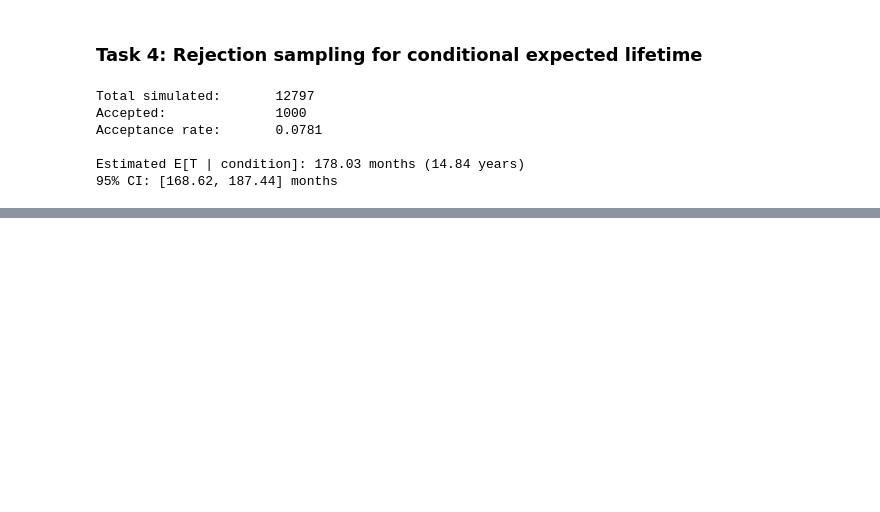
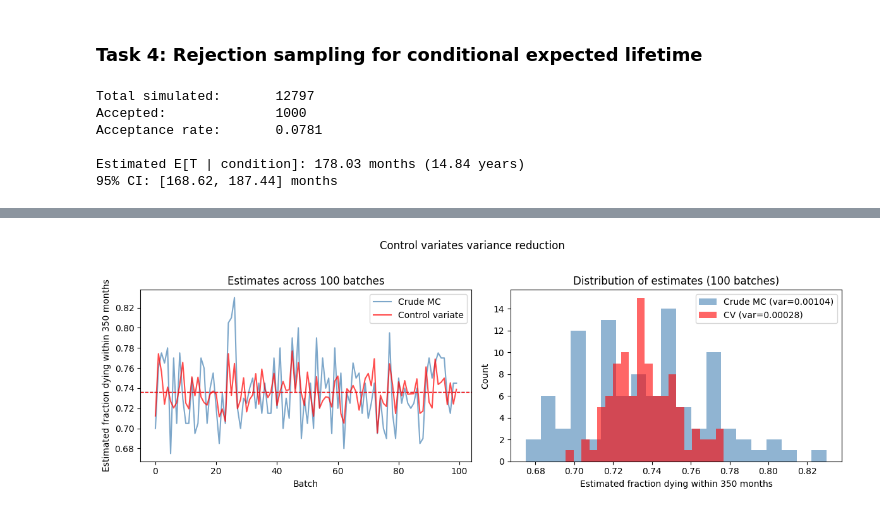
Before and after one commit to guci-toma/StochSim, a Jupyter notebook: Project_1/project_1.ipynb, the cells around one changed output, grey strips where cells are left out. Drawn from its saved outputs; the diff is of its cells as text; code cells hidden in the pictures; blank space fills up the shorter version.

```diff
--- a/Project_1/project_1.ipynb
+++ b/Project_1/project_1.ipynb
@@ -254,0 +315,27 @@ Estimated E[T | condition]: 178.03 months (14.84 years)
+# %%
+#Plot crude MC vs control variate estimates
+fig, axes = plt.subplots(1, 2, figsize=(12, 4))
+
+# Left: estimates across 100 batches
+axes[0].plot(crude_estimates, color='steelblue', alpha=0.7, label='Crude MC')
+axes[0].plot(cv_corrected, color='red', alpha=0.7, label='Control variate')
+axes[0].axhline(crude_estimates.mean(), color='steelblue', linestyle='--', linewidth=1)
+axes[0].axhline(cv_corrected.mean(), color='red', linestyle='--', linewidth=1)
+axes[0].set_xlabel('Batch')
+axes[0].set_ylabel('Estimated fraction dying within 350 months')
+axes[0].set_title('Estimates across 100 batches')
+axes[0].legend()
+
+# Right: distribution of estimates
+axes[1].hist(crude_estimates, bins=20, alpha=0.6, color='steelblue', label=f'Crude MC (var={var_crude:.5f})')
+axes[1].hist(cv_corrected,   bins=20, alpha=0.6, color='red',       label=f'CV (var={var_cv:.5f})')
+axes[1].set_xlabel('Estimated fraction dying within 350 months')
+axes[1].set_ylabel('Count')
+axes[1].set_title('Distribution of estimates (100 batches)')
+axes[1].legend()
+
+plt.suptitle('Control variates variance reduction', y=1.02)
+plt.tight_layout()
+plt.show()
+# %% [output]
+[figure, added]
```
Also changed, not shown: parts of 4 cells of this notebook.
